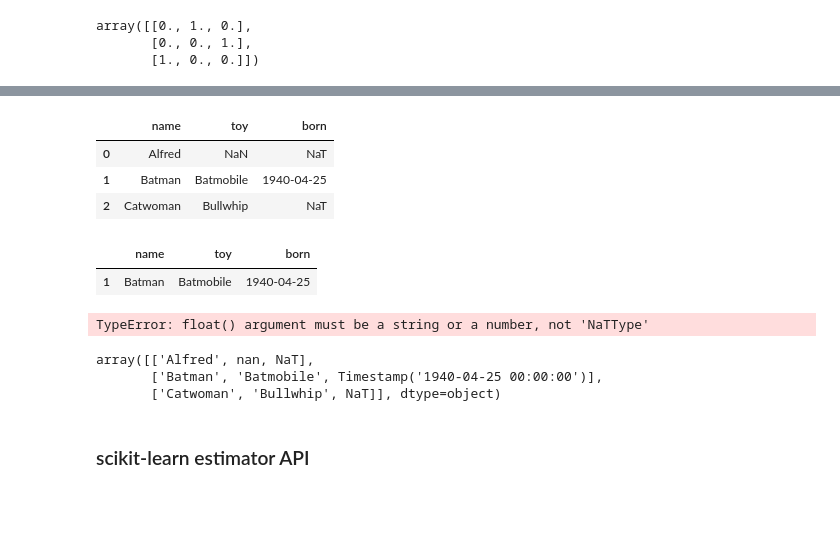
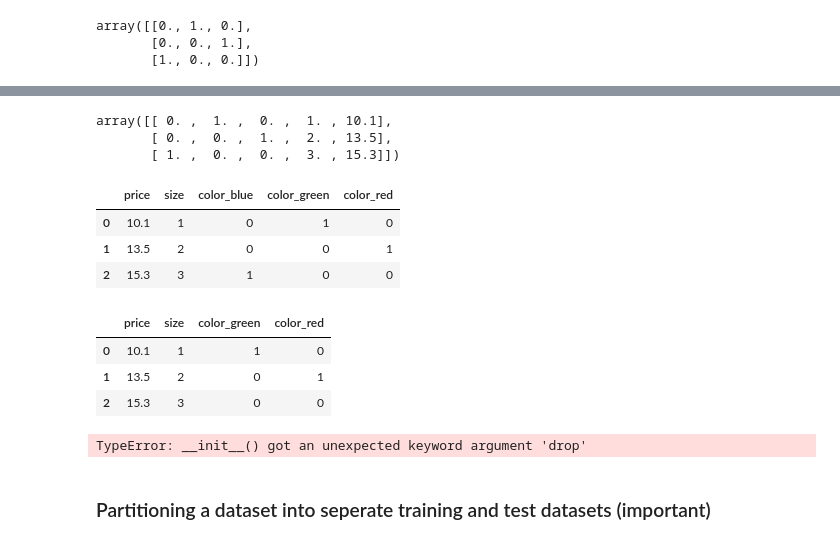
Before and after one commit to shokirovnozir/ML, a Jupyter notebook: pythonML.ipynb, the cells around one changed output, grey strips where cells are left out. Drawn from its saved outputs; the diff is of its cells as text; code cells hidden in the pictures; blank space fills up the shorter version.

Commit message:
Different encoding, pandas get dummies the easiest

```diff
--- a/pythonML.ipynb
+++ b/pythonML.ipynb
@@ -1229,33 +1225,44 @@ AttributeError: 'numpy.ndarray' object has no attribute 'dropna'
-# %%
-df = pd.DataFrame({"name": ['Alfred', 'Batman', 'Catwoman'],
-                   "toy": [np.nan, 'Batmobile', 'Bullwhip'],
-                   "born": [pd.NaT, pd.Timestamp("1940-04-25"),
-                            pd.NaT]})
-df
-# %% [output]
-|  | name | toy | born |
-| 0 | Alfred | NaN | NaT |
-| 1 | Batman | Batmobile | 1940-04-25 |
-| 2 | Catwoman | Bullwhip | NaT |
-# %%
-df.dropna(subset=['name', 'born'])
-# %% [output]
-|  | name | toy | born |
-| 1 | Batman | Batmobile | 1940-04-25 |
-# %%
-from sklearn.impute import SimpleImputer
-import numpy as np
-imr = SimpleImputer(missing_values=np.nan, strategy='mean')
-imr= imr.fit(df.values)
-imputed_data = imr.transform(df.values)
-imputed_data
-# %% [output]
-TypeError: float() argument must be a string or a number, not 'NaTType'
-# %%
-df.fillna(df.mean()).values
-# %% [output]
-array([['Alfred', nan, NaT],
-       ['Batman', 'Batmobile', Timestamp('1940-04-25 00:00:00')],
-       ['Catwoman', 'Bullwhip', NaT]], dtype=object)
-# %% [markdown]
-### scikit-learn estimator API
+# %%
+from sklearn.compose import ColumnTransformer
+X = df[['color', 'size', 'price']].values
+c_transf = ColumnTransformer(
+    [
+        ('onehot', OneHotEncoder(), [0]),
+        ('nothing', 'passthrough', [1,2])  # multiple columns can be transromed by adding the appropriate transfromation
+    ])
+c_transf.fit_transform(X).astype(float)
+# %% [output]
+array([[ 0. ,  1. ,  0. ,  1. , 10.1],
+       [ 0. ,  0. ,  1. ,  2. , 13.5],
+       [ 1. ,  0. ,  0. ,  3. , 15.3]])
+# %%
+pd.get_dummies(df[['price', 'color', 'size']]) # very convinient to use, pandas get dummies.
+# %% [output]
+|  | price | size | color_blue | color_green | color_red |
+| 0 | 10.1 | 1 | 0 | 1 | 0 |
+| 1 | 13.5 | 2 | 0 | 0 | 1 |
+| 2 | 15.3 | 3 | 1 | 0 | 0 |
+# %%
+pd.get_dummies(df[['price', 'color', 'size']], drop_first=True)
+# When there is high colliniearity some methods can be numerically unstable, so we can just remove one of the features, basically if both green and red ges 0,
+# we can know that the observation is blue.
+# good to know for dim reduction.
+# %% [output]
+|  | price | size | color_green | color_red |
+| 0 | 10.1 | 1 | 1 | 0 |
+| 1 | 13.5 | 2 | 0 | 1 |
+| 2 | 15.3 | 3 | 0 | 0 |
+# %%
+# same can be done using OneHotEncoder as such
+from sklearn.preprocessing import OneHotEncoder
+color_ohe = OneHotEncoder(categories='auto', drop='first') # drop is not working check it later.
+c_transf = ColumnTransformer(
+    [
+        ('onehot', color_ohe, [0]),
+        ('nothing', 'passthrough', [1,2])  # multiple columns can be transromed by adding the appropriate transfromation
+    ])
+c_transf.fit_transform(X).astype(float)
+# %% [output]
+TypeError: __init__() got an unexpected keyword argument 'drop'
+# %% [markdown]
+### Partitioning a dataset into seperate training and test datasets  (important)
```
Also changed, not shown: parts of 1 cell of this notebook.
